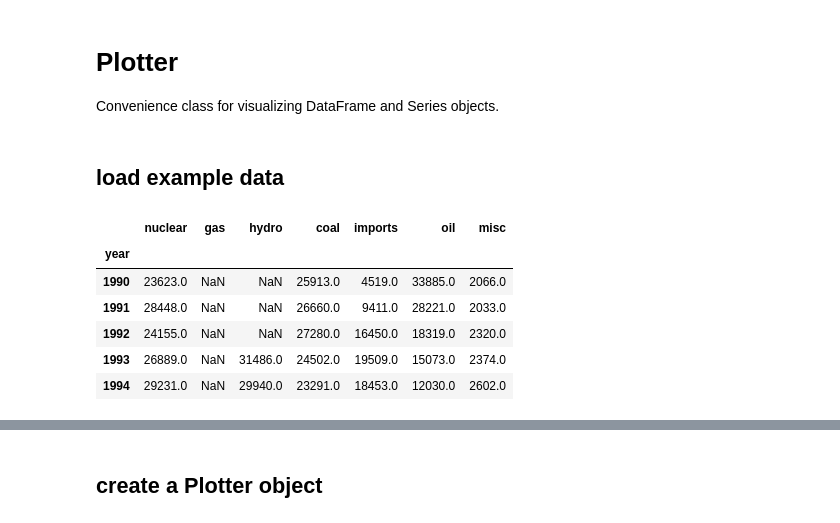
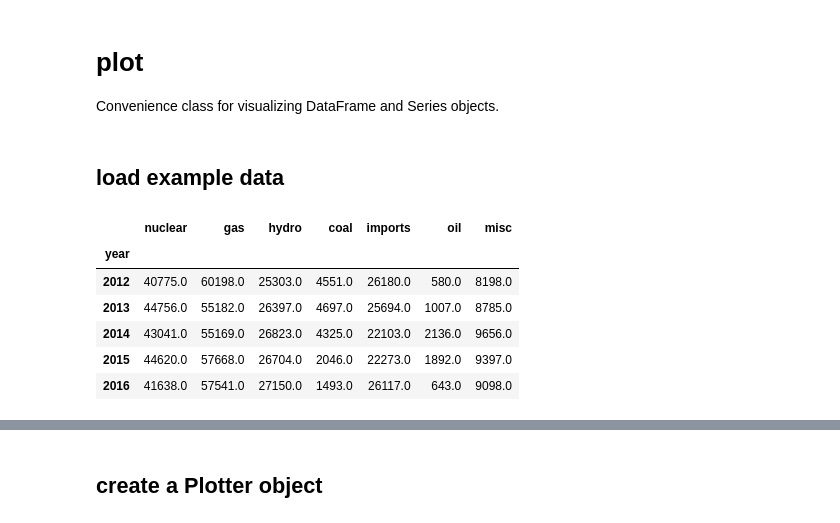
Before and after one commit to samkennerly/kingofsnake, a Jupyter notebook: books/plot.ipynb, the cells around one changed output, grey strips where cells are left out. Drawn from its saved outputs; the diff is of its cells as text; code cells hidden in the pictures.

```diff
--- a/books/plot.ipynb
+++ b/books/plot.ipynb
@@ -1,4 +1,5 @@
 # %% [markdown]
-# Plotter
+# plot
+
 Convenience class for visualizing DataFrame and Series objects.
 # %%
@@ -9,15 +10,15 @@ from plot import Plotter
 # %%
-DATA = tools.DATADIR / 'clean/energy.csv'
+DATAPATH = DATADIR / 'clean/energy.csv'
 # %% [markdown]
 ## load example data
 # %%
-data = pandas.read_csv(DATA).set_index('year')
-data.head()
+data = read_csv(DATAPATH, index_col='year')
+data.tail()
 # %% [output]
 |  | nuclear | gas | hydro | coal | imports | oil | misc |
 | year |  |  |  |  |  |  |  |
-| 1990 | 23623.0 | NaN | NaN | 25913.0 | 4519.0 | 33885.0 | 2066.0 |
-| 1991 | 28448.0 | NaN | NaN | 26660.0 | 9411.0 | 28221.0 | 2033.0 |
-| 1992 | 24155.0 | NaN | NaN | 27280.0 | 16450.0 | 18319.0 | 2320.0 |
-| 1993 | 26889.0 | NaN | 31486.0 | 24502.0 | 19509.0 | 15073.0 | 2374.0 |
-| 1994 | 29231.0 | NaN | 29940.0 | 23291.0 | 18453.0 | 12030.0 | 2602.0 |
+| 2012 | 40775.0 | 60198.0 | 25303.0 | 4551.0 | 26180.0 | 580.0 | 8198.0 |
+| 2013 | 44756.0 | 55182.0 | 26397.0 | 4697.0 | 25694.0 | 1007.0 | 8785.0 |
+| 2014 | 43041.0 | 55169.0 | 26823.0 | 4325.0 | 22103.0 | 2136.0 | 9656.0 |
+| 2015 | 44620.0 | 57668.0 | 26704.0 | 2046.0 | 22273.0 | 1892.0 | 9397.0 |
+| 2016 | 41638.0 | 57541.0 | 27150.0 | 1493.0 | 26117.0 | 643.0 | 9098.0 |
```
Also changed, not shown: parts of 4 cells of this notebook, 6 other files.
